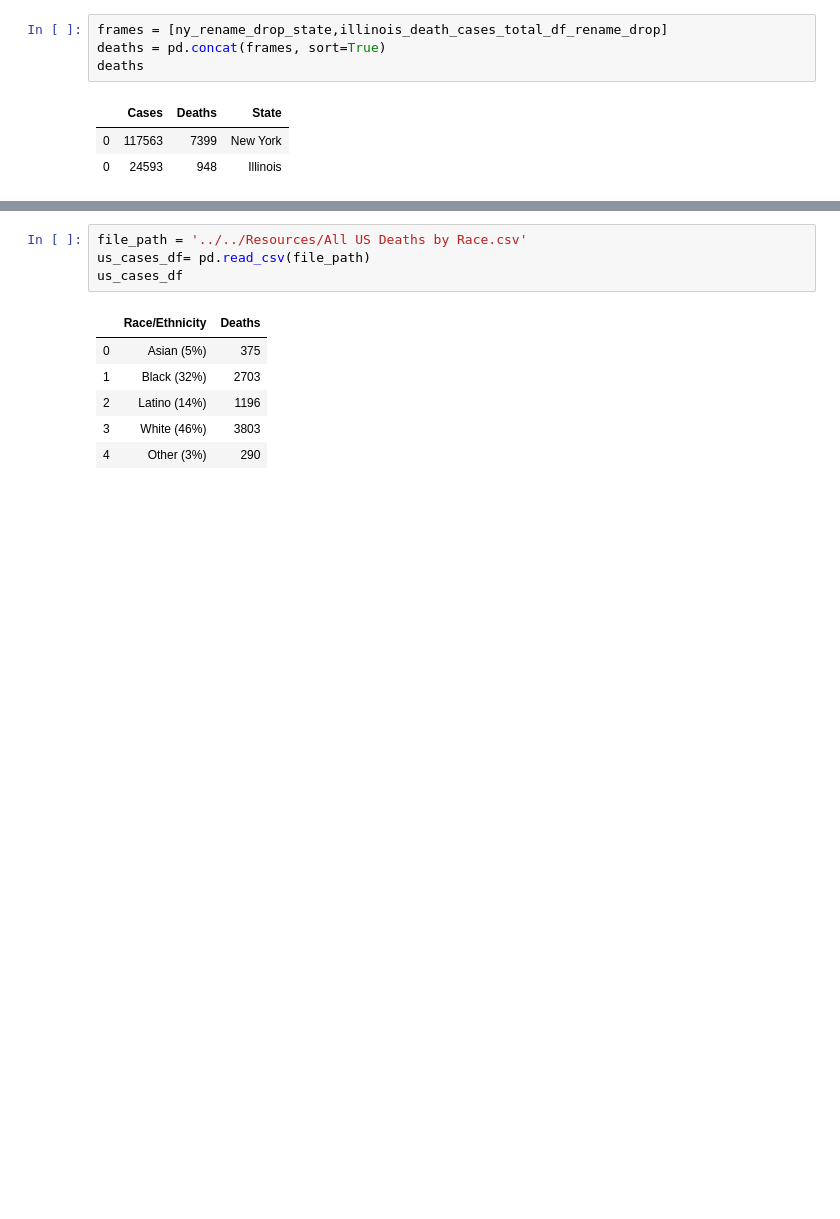
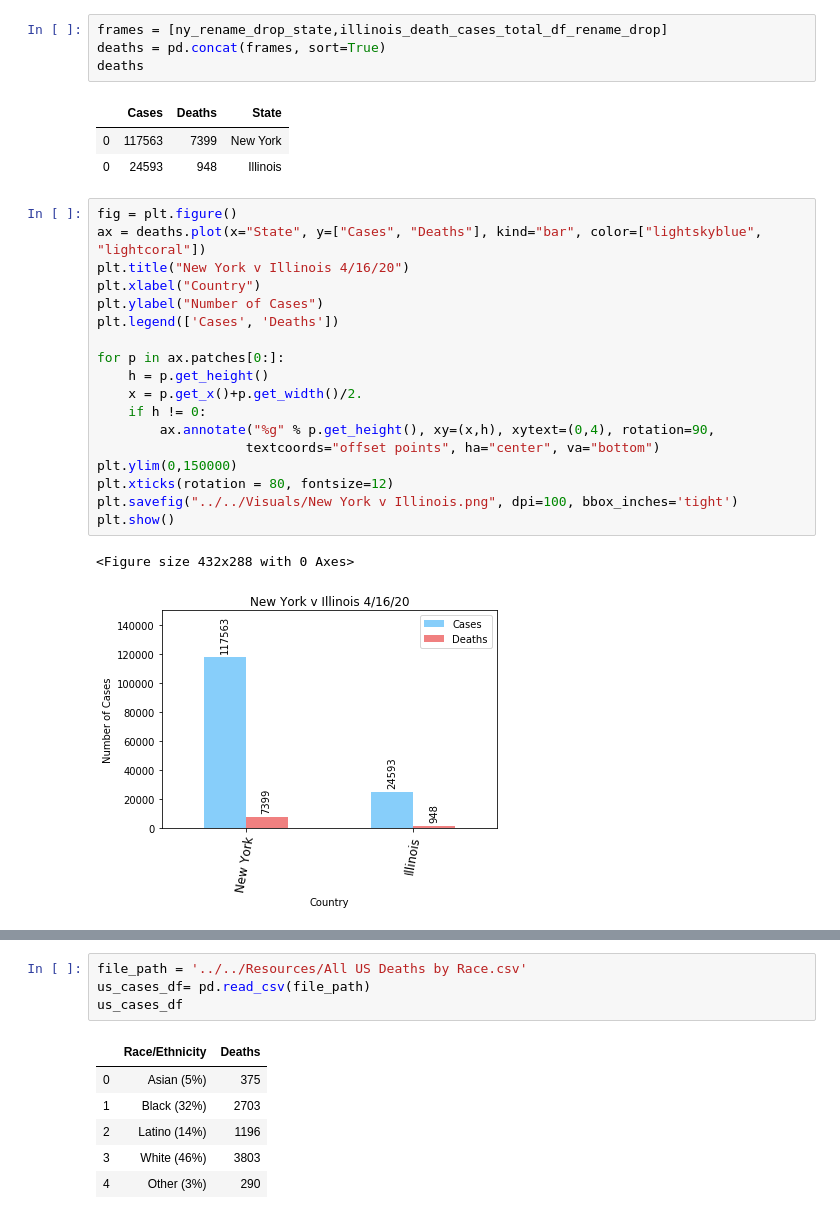
Before and after one commit to rstankovic/DataSciProject_I, a Jupyter notebook: Main_Scripts/B_C_scripts/Visuals for Illinois Demographics.ipynb, the cells around one changed output, grey strips where cells are left out. Drawn from its saved outputs; the diff is of its cells as text; blank space fills up the shorter version.

```diff
--- a/Main_Scripts/B_C_scripts/Visuals for Illinois Demographics.ipynb
+++ b/Main_Scripts/B_C_scripts/Visuals for Illinois Demographics.ipynb
@@ -776,6 +835,27 @@ deaths
 |  | Cases | Deaths | State |
 | 0 | 117563 | 7399 | New York |
 | 0 | 24593 | 948 | Illinois |
+# %%
+fig = plt.figure()
+ax = deaths.plot(x="State", y=["Cases", "Deaths"], kind="bar", color=["lightskyblue", "lightcoral"])
+plt.title("New York v Illinois 4/16/20")
+plt.xlabel("Country")
+plt.ylabel("Number of Cases")
+plt.legend(['Cases', 'Deaths'])
+
+for p in ax.patches[0:]:
+    h = p.get_height()
+    x = p.get_x()+p.get_width()/2.
+    if h != 0:
+        ax.annotate("%g" % p.get_height(), xy=(x,h), xytext=(0,4), rotation=90,
+                   textcoords="offset points", ha="center", va="bottom")
+plt.ylim(0,150000)
+plt.xticks(rotation = 80, fontsize=12)
+plt.savefig("../../Visuals/New York v Illinois.png", dpi=100, bbox_inches='tight')
+plt.show()
+# %% [output]
+<Figure size 432x288 with 0 Axes>
+[figure, added]
 # %%
 ages = ["0-17", "18-44", "45-65", "65-74", "75+"]
 percentage = [131, 1306, 2079, 2138, 2444]
```
Also changed, not shown: parts of 13 cells of this notebook, 8 other files.
